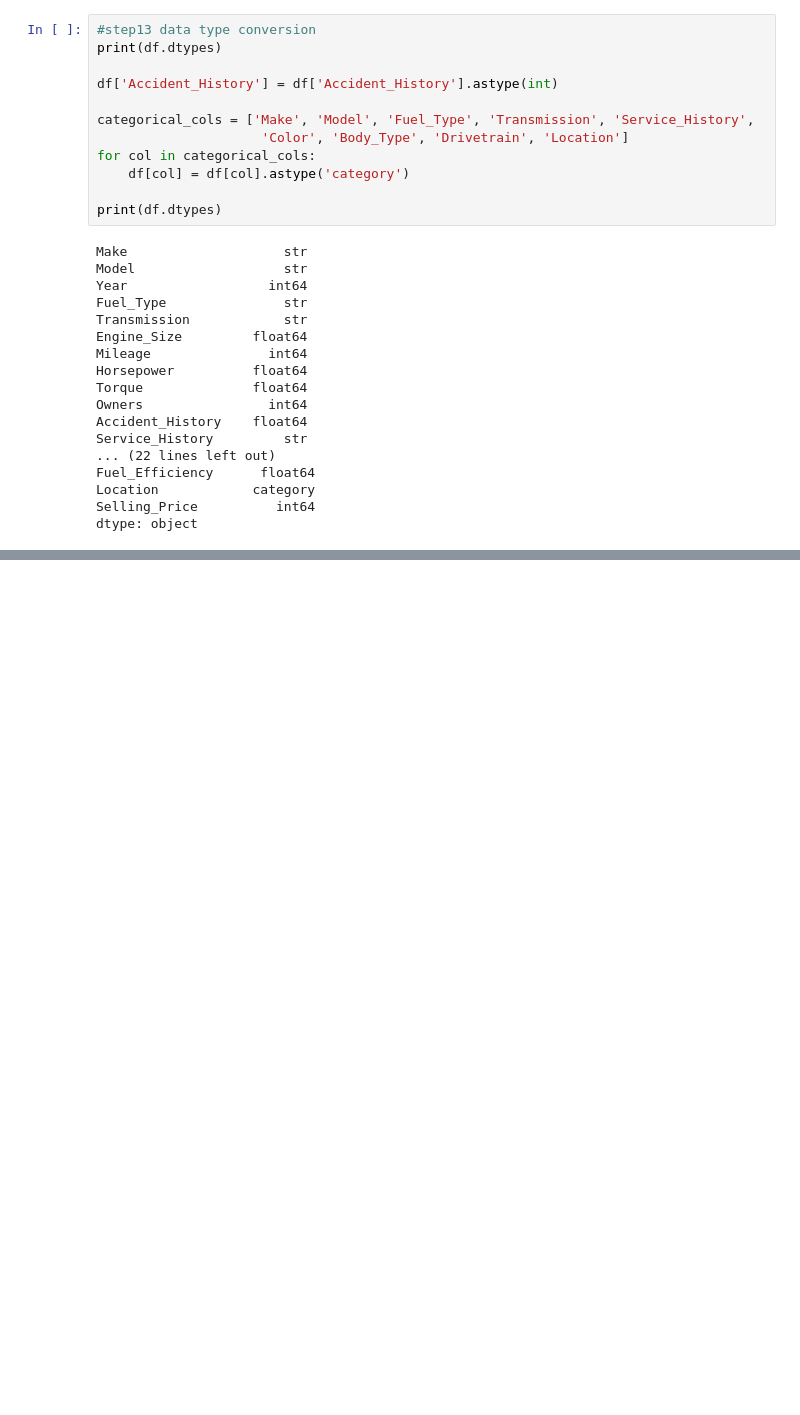
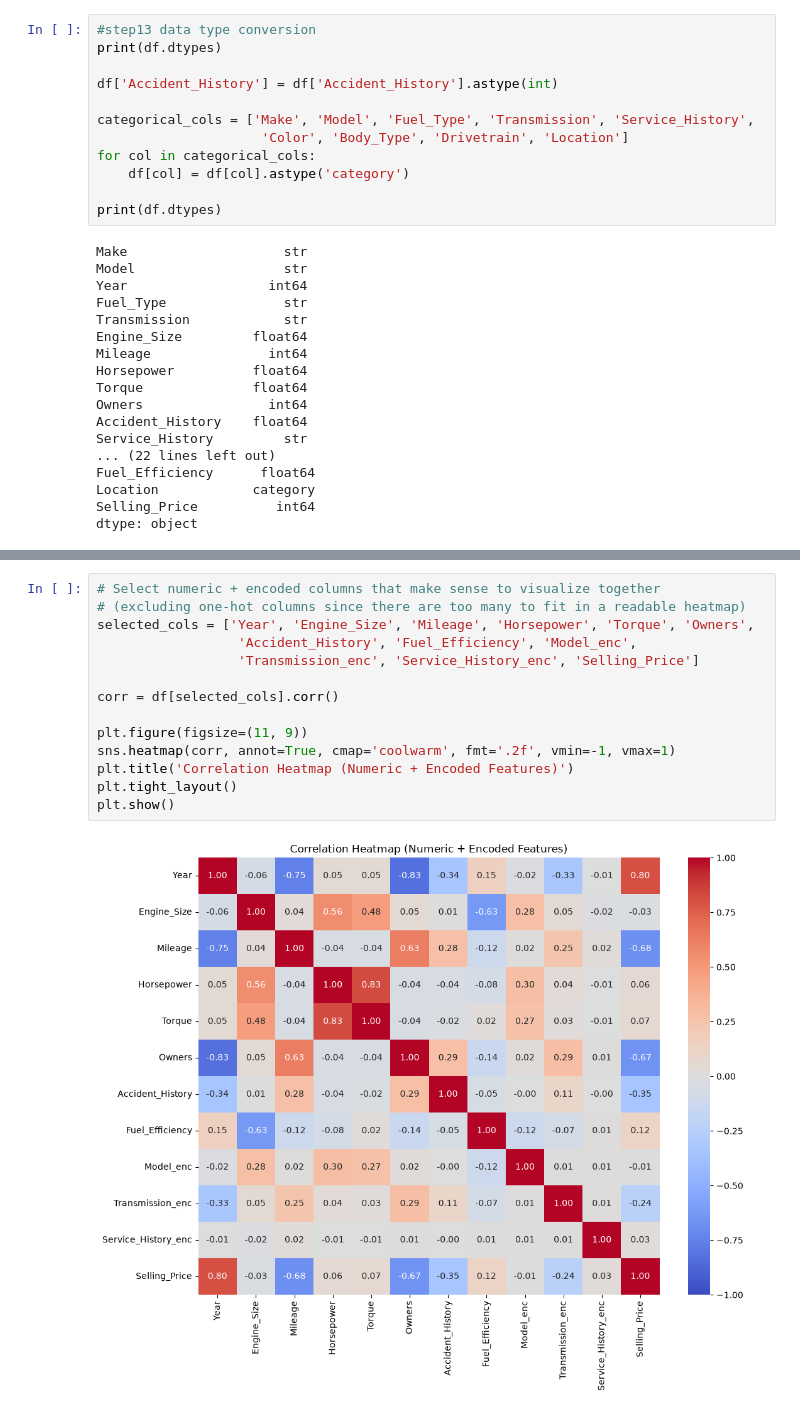
Before and after one commit to sihachaiwat/ML-CPE, a Jupyter notebook: LAB02/LAB2_code.ipynb, the cells around one changed output, grey strips where cells are left out. Saved outputs shown, nothing was run; the diff lists cells and outputs as text; blank space fills up the shorter version.

```diff
--- a/LAB02/LAB2_code.ipynb
+++ b/LAB02/LAB2_code.ipynb
@@ -378,0 +455,16 @@ Num of new columns: 16
+# %%
+# Select numeric + encoded columns that make sense to visualize together
+# (excluding one-hot columns since there are too many to fit in a readable heatmap)
+selected_cols = ['Year', 'Engine_Size', 'Mileage', 'Horsepower', 'Torque', 'Owners',
+                  'Accident_History', 'Fuel_Efficiency', 'Model_enc',
+                  'Transmission_enc', 'Service_History_enc', 'Selling_Price']
+
+corr = df[selected_cols].corr()
+
+plt.figure(figsize=(11, 9))
+sns.heatmap(corr, annot=True, cmap='coolwarm', fmt='.2f', vmin=-1, vmax=1)
+plt.title('Correlation Heatmap (Numeric + Encoded Features)')
+plt.tight_layout()
+plt.show()
+# %% [output]
+[figure, added]
```
Also changed, not shown: parts of 15 cells of this notebook, 1 other file.
